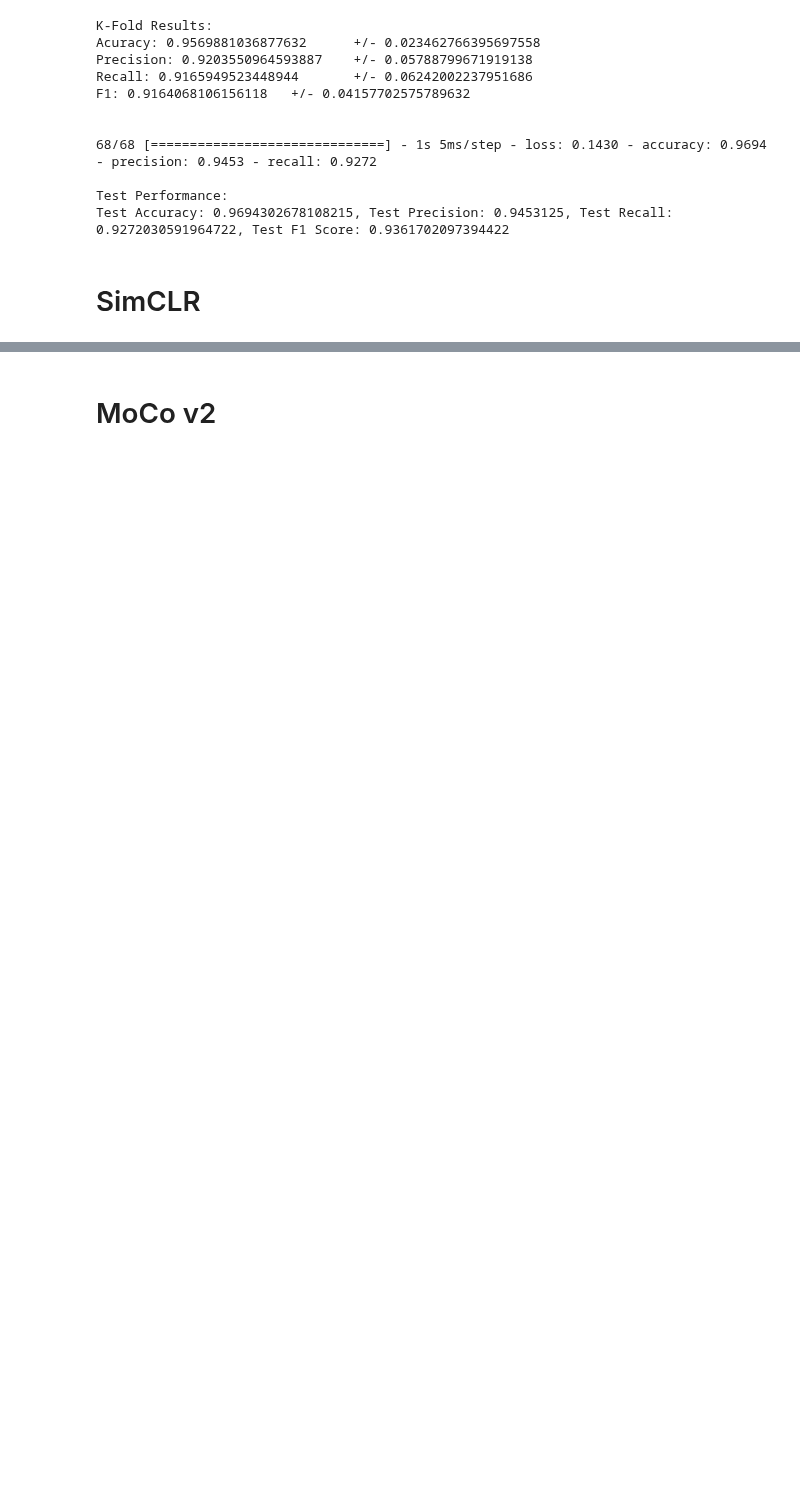
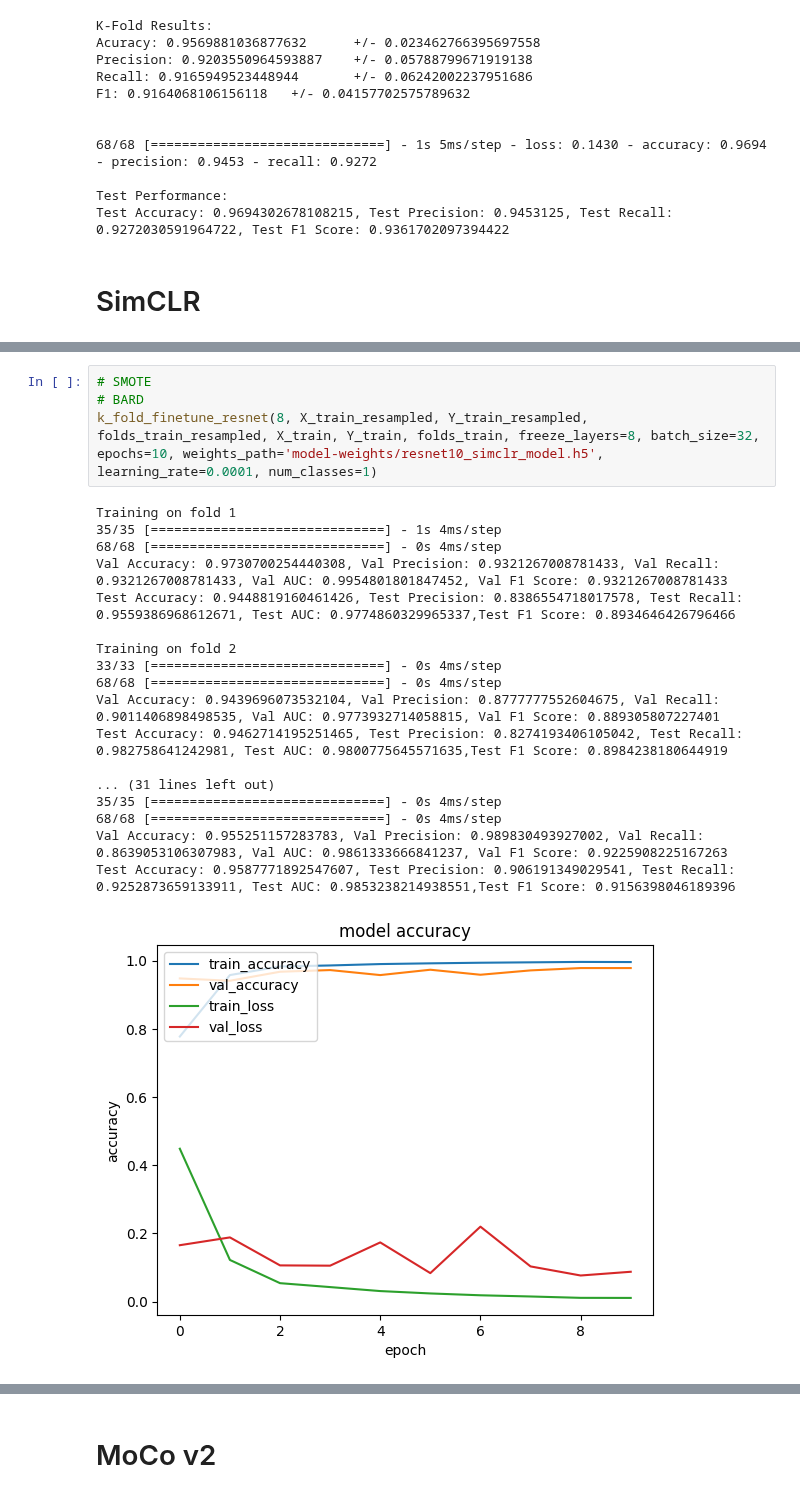
Before and after one commit to raaifhadadi/FYP, a Jupyter notebook: brugada_ssl_finetuning.ipynb, the cells around one changed output, grey strips where cells are left out. Saved outputs shown, nothing was run; the diff lists cells and outputs as text; blank space fills up the shorter version.

```diff
--- a/brugada_ssl_finetuning.ipynb
+++ b/brugada_ssl_finetuning.ipynb
@@ -301,0 +437,23 @@ Test Accuracy: 0.9485872983932495, Test Precision: 0.8442211151123047, Test Reca
+# %%
+# SMOTE
+# BARD
+k_fold_finetune_resnet(8, X_train_resampled, Y_train_resampled, folds_train_resampled, X_train, Y_train, folds_train, freeze_layers=8, batch_size=32, epochs=10, weights_path='model-weights/resnet10_simclr_model.h5', learning_rate=0.0001, num_classes=1)
+# %% [output]
+Training on fold 1
+35/35 [==============================] - 1s 4ms/step
+68/68 [==============================] - 0s 4ms/step
+Val Accuracy: 0.9730700254440308, Val Precision: 0.9321267008781433, Val Recall: 0.9321267008781433, Val AUC: 0.9954801801847452, Val F1 Score: 0.9321267008781433
+Test Accuracy: 0.9448819160461426, Test Precision: 0.8386554718017578, Test Recall: 0.9559386968612671, Test AUC: 0.9774860329965337,Test F1 Score: 0.8934646426796466
+
+Training on fold 2
+33/33 [==============================] - 0s 4ms/step
+68/68 [==============================] - 0s 4ms/step
+Val Accuracy: 0.9439696073532104, Val Precision: 0.8777777552604675, Val Recall: 0.9011406898498535, Val AUC: 0.9773932714058815, Val F1 Score: 0.889305807227401
+Test Accuracy: 0.9462714195251465, Test Precision: 0.8274193406105042, Test Recall: 0.982758641242981, Test AUC: 0.9800775645571635,Test F1 Score: 0.8984238180644919
+
+... (31 lines left out)
+35/35 [==============================] - 0s 4ms/step
+68/68 [==============================] - 0s 4ms/step
+Val Accuracy: 0.955251157283783, Val Precision: 0.989830493927002, Val Recall: 0.8639053106307983, Val AUC: 0.9861333666841237, Val F1 Score: 0.9225908225167263
+Test Accuracy: 0.9587771892547607, Test Precision: 0.906191349029541, Test Recall: 0.9252873659133911, Test AUC: 0.9853238214938551,Test F1 Score: 0.9156398046189396
+[figure, added]
```
Also changed, not shown: parts of 15 cells of this notebook, 1 other file.
